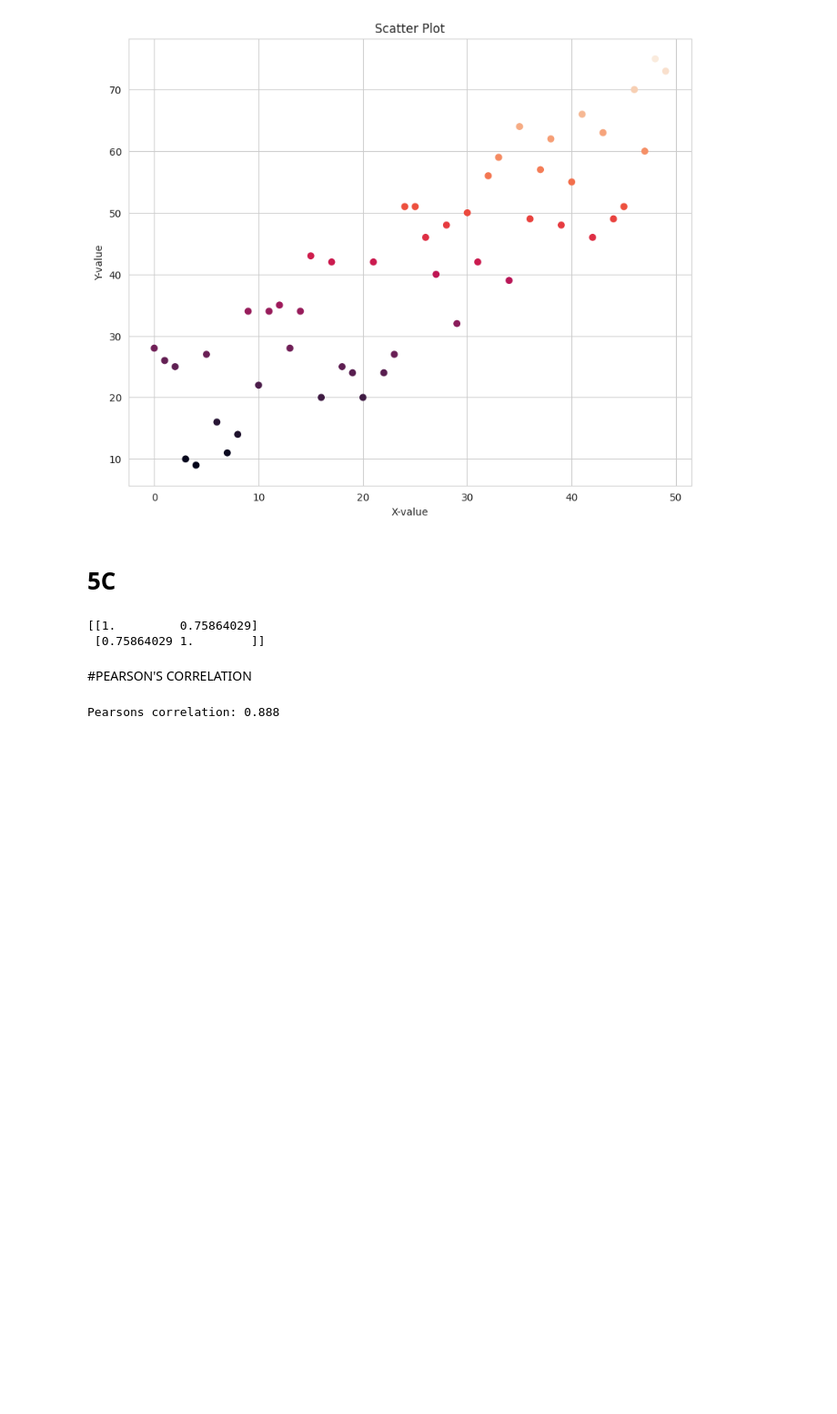
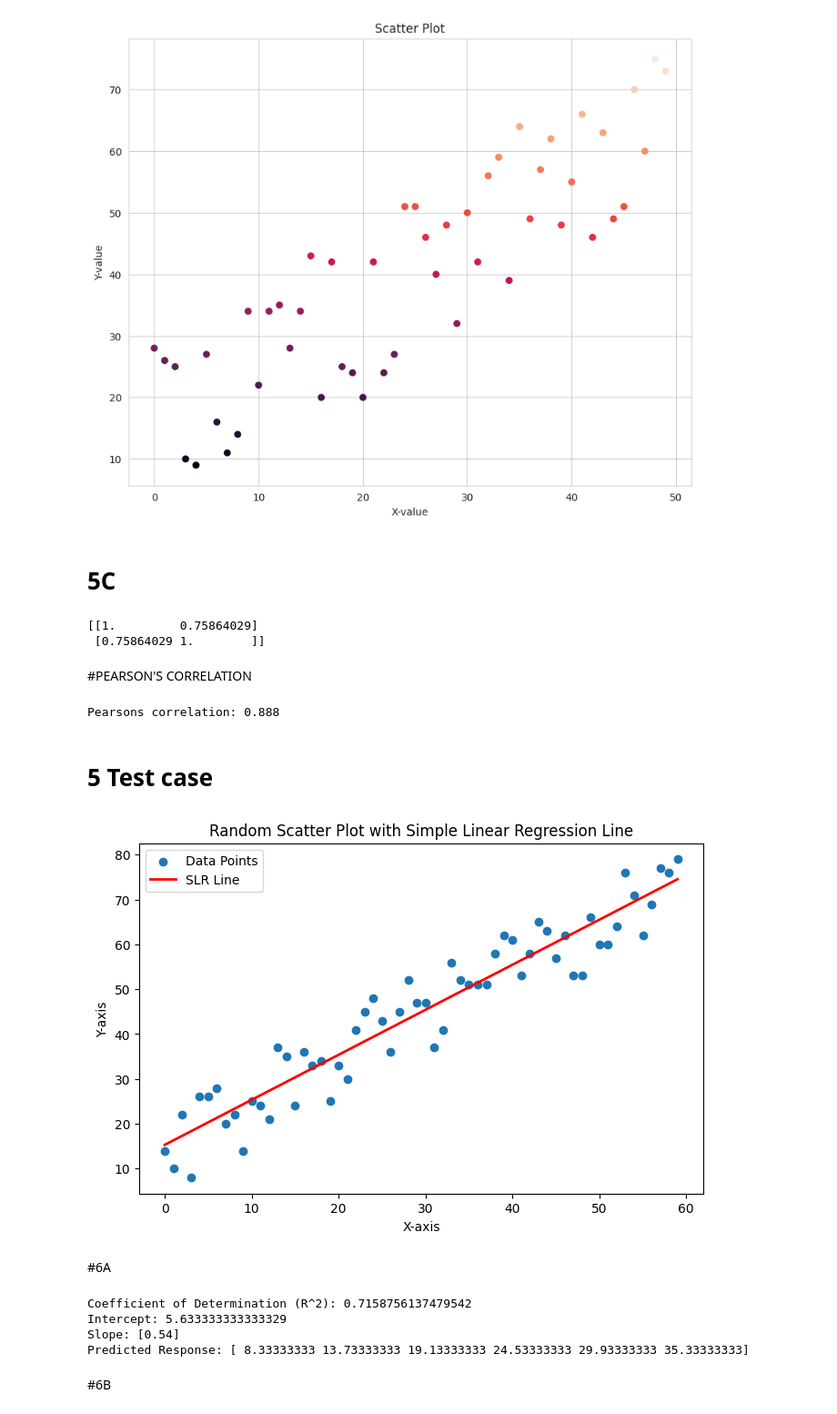
Before and after one commit to mdashrafresearch/911124243058-Sem4, a Jupyter notebook: FDSA.ipynb, the cells around one changed output. Shown at 91% size. Saved outputs shown, nothing was run; the diff lists cells and outputs as text; code cells hidden in the pictures; blank space fills up the shorter version.

```diff
--- a/FDSA.ipynb
+++ b/FDSA.ipynb
@@ -561,3 +561,77 @@ corr, _ = pearsonr(data1, data2)
 print('Pearsons correlation: %.3f' % corr)
 # %% [output]
 Pearsons correlation: 0.888
+# %% [markdown]
+# 5 Test case
+# %%
+import numpy as np
+import matplotlib.pyplot as plt
+
+# Generate random data
+np.random.seed(10)
+x_random = np.arange(0, 60)
+y_random = x_random + np.random.randint(5, 25, 60)
+
+# -------------------------------
+# Simple Linear Regression (Manual Calculation)
+# -------------------------------
+
+# Calculate slope (m) and intercept (c)
+x_mean = np.mean(x_random)
+y_mean = np.mean(y_random)
+
+numerator = np.sum((x_random - x_mean) * (y_random - y_mean))
+denominator = np.sum((x_random - x_mean) ** 2)
+
+m = numerator / denominator
+c = y_mean - m * x_mean
+
+# Predicted line
+y_pred = m * x_random + c
+
+# -------------------------------
+# Plot Scatter with SLR Line
+# -------------------------------
+
+plt.figure(figsize=(8,5))
+plt.scatter(x_random, y_random, label="Data Points")
+plt.plot(x_random, y_pred, color='red', linewidth=2, label="SLR Line")
+plt.title("Random Scatter Plot with Simple Linear Regression Line")
+plt.xlabel("X-axis")
+plt.ylabel("Y-axis")
+plt.legend()
+plt.show()
+# %% [output]
+[figure, added]
+# %% [markdown]
+#6A
+# %%
+# Simple Linear Regression using Scikit-learn
+
+import numpy as np
+from sklearn.linear_model import LinearRegression
+
+# Step 1 & 2: Provide data
+x = np.array([5, 15, 25, 35, 45, 55]).reshape(-1, 1)
+y = np.array([5, 20, 14, 32, 22, 38])
+
+# Step 3: Create and fit model
+model = LinearRegression()
+model.fit(x, y)
+
+# Step 4: Check model performance
+r_sq = model.score(x, y)
+print("Coefficient of Determination (R^2):", r_sq)
+print("Intercept:", model.intercept_)
+print("Slope:", model.coef_)
+
+# Step 5: Prediction
+y_pred = model.predict(x)
+print("Predicted Response:", y_pred)
+# %% [output]
+Coefficient of Determination (R^2): 0.7158756137479542
+Intercept: 5.633333333333329
+Slope: [0.54]
+Predicted Response: [ 8.33333333 13.73333333 19.13333333 24.53333333 29.93333333 35.33333333]
+# %% [markdown]
+#6B
```
Also changed, not shown: parts of 20 cells of this notebook.
